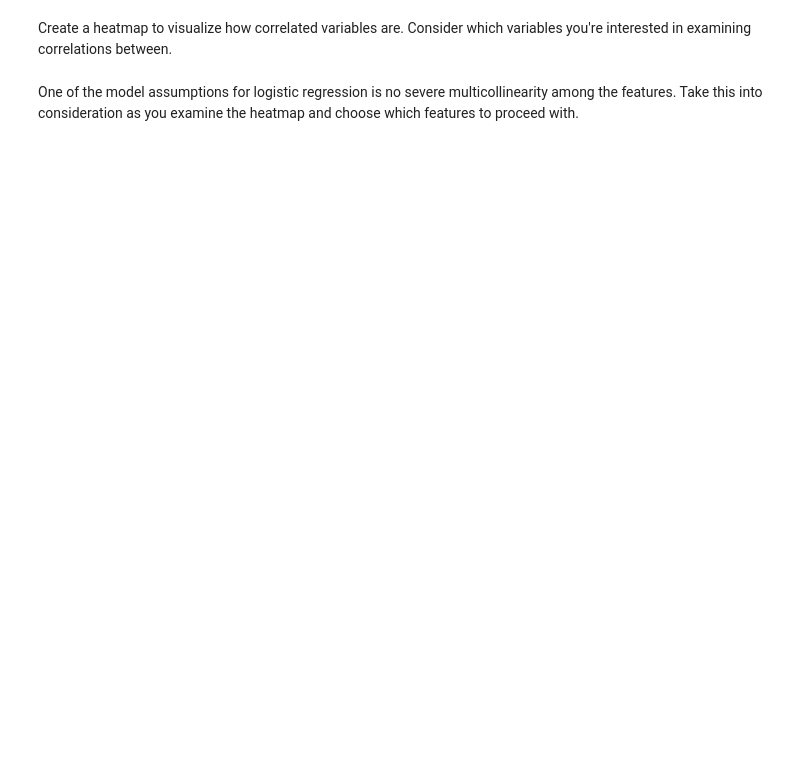
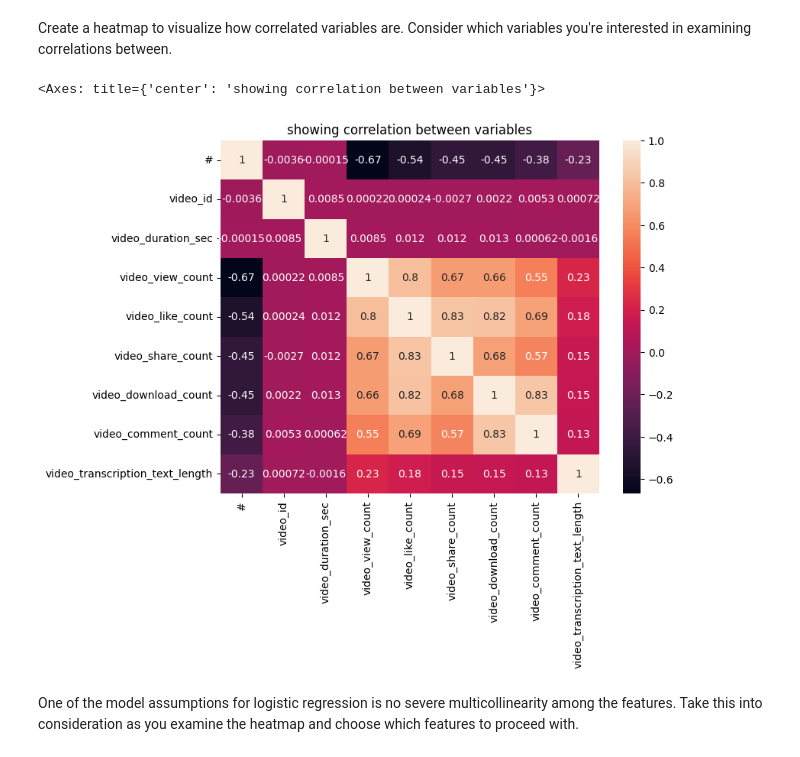
Before and after one commit to philkaks/Ml-journey, a Jupyter notebook: DataScience/google_course/Activity_Course 6 TikTok project lab.ipynb, the cells around one changed output. Saved outputs shown, nothing was run; the diff lists cells and outputs as text; code cells hidden in the pictures; blank space fills up the shorter version.

```diff
--- a/DataScience/google_course/Activity_Course 6 TikTok project lab.ipynb
+++ b/DataScience/google_course/Activity_Course 6 TikTok project lab.ipynb
@@ -176,6 +313,14 @@ Create a heatmap to visualize how correlated variables are. Consider which varia
 # %%
 # Create a heatmap to visualize how correlated variables are
 ### YOUR CODE HERE ###
+plt.figure(figsize=(8,6))
+plt.title('showing correlation between variables')
+plt.xticks(fontsize= 10)
+plt.yticks(fontsize= 10)
+sns.heatmap(data=data.corr(numeric_only=True), annot=True)
+# %% [output]
+<Axes: title={'center': 'showing correlation between variables'}>
+[figure, added]
 # %% [markdown]
 One of the model assumptions for logistic regression is no severe multicollinearity among the features. Take this into consideration as you examine the heatmap and choose which features to proceed with.
 # %% [markdown]
```
Also changed, not shown: parts of 18 cells of this notebook.
